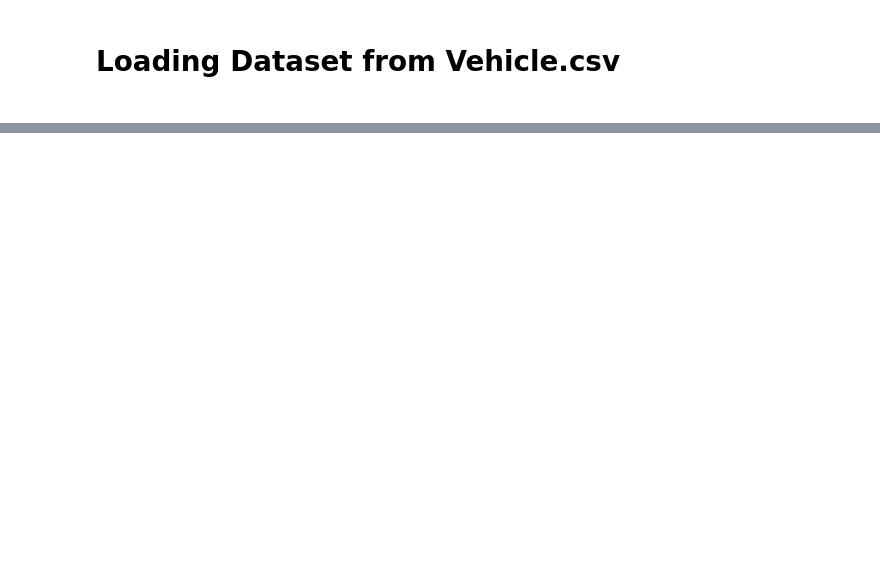
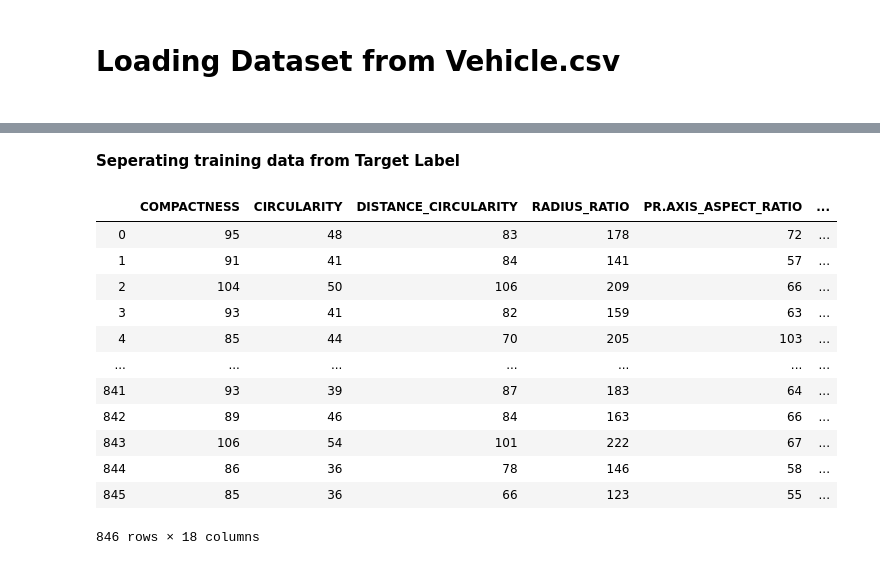
Before and after one commit to mozilla/PRESC, a Jupyter notebook: dev/shiza16/train and test model-checkpoint.ipynb, the cells around one changed output, grey strips where cells are left out. Cells and saved outputs as stored; diff of their text form; code cells hidden in the pictures; blank space fills up the shorter version.

```diff
--- a/dev/shiza16/train and test model-checkpoint.ipynb
+++ b/dev/shiza16/train and test model-checkpoint.ipynb
@@ -11,0 +76,19 @@ FileNotFoundError: [Errno 2] File b'vehicles.csv' does not exist: b'vehicles.csv
+# %% [markdown]
+<b>Seperating training data from Target Label</b>
+# %%
+X = vehicle.drop(['Class'] , axis = 1)
+X
+# %% [output]
+|  | COMPACTNESS | CIRCULARITY | DISTANCE_CIRCULARITY | RADIUS_RATIO | PR.AXIS_ASPECT_RATIO | ... |
+| 0 | 95 | 48 | 83 | 178 | 72 | ... |
+| 1 | 91 | 41 | 84 | 141 | 57 | ... |
+| 2 | 104 | 50 | 106 | 209 | 66 | ... |
+| 3 | 93 | 41 | 82 | 159 | 63 | ... |
+| 4 | 85 | 44 | 70 | 205 | 103 | ... |
+| ... | ... | ... | ... | ... | ... | ... |
+| 841 | 93 | 39 | 87 | 183 | 64 | ... |
+| 842 | 89 | 46 | 84 | 163 | 66 | ... |
+| 843 | 106 | 54 | 101 | 222 | 67 | ... |
+| 844 | 86 | 36 | 78 | 146 | 58 | ... |
+| 845 | 85 | 36 | 66 | 123 | 55 | ... |
+846 rows × 18 columns
```
Also changed, not shown: parts of 29 cells of this notebook.
